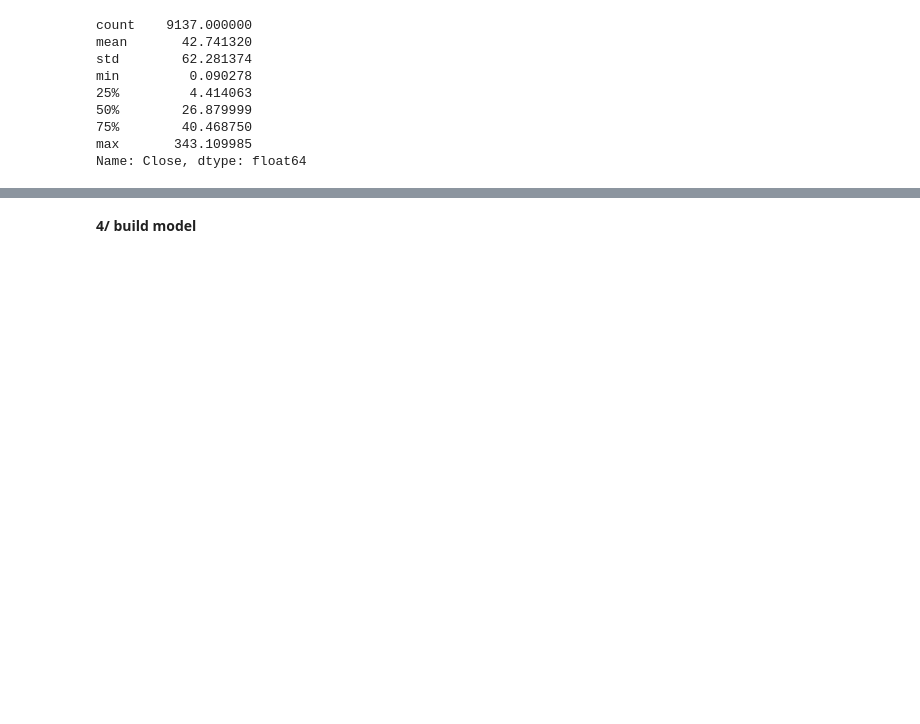
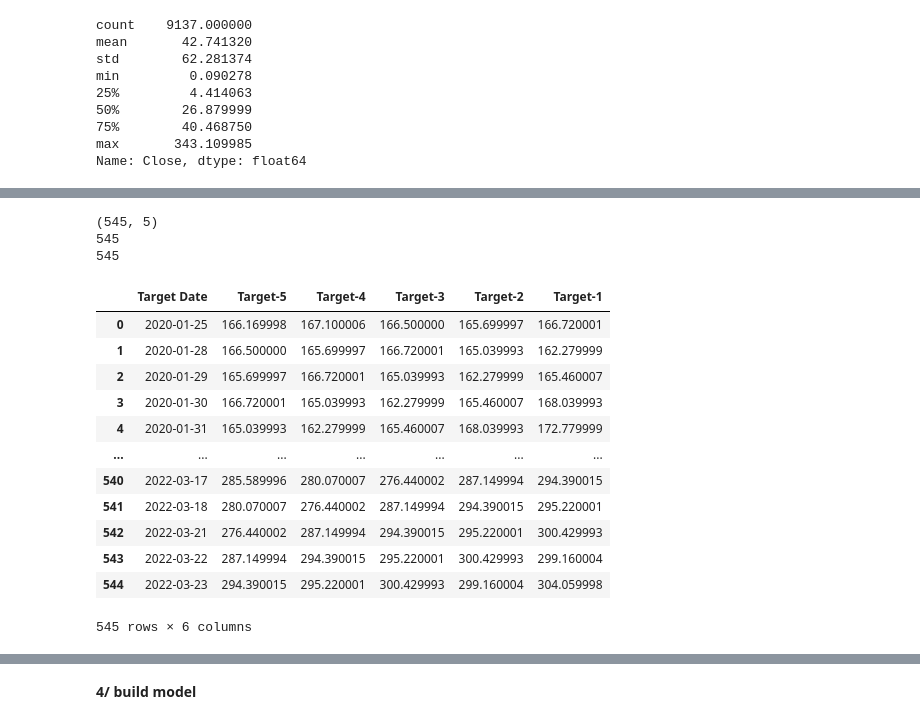
Before and after one commit to iteam1/predict-series-data-with-RNN, a Jupyter notebook: notebook.ipynb, the cells around one changed output, grey strips where cells are left out. Cells and saved outputs as stored; diff of their text form; code cells hidden in the pictures; blank space fills up the shorter version.

```diff
--- a/notebook.ipynb
+++ b/notebook.ipynb
@@ -134,5 +146,0 @@ df_subset
-# %%
-values = df_subset['Close'].to_numpy()
-x,y = values[:-1],values[-1]
-print(x)
-print(y)
@@ -240,0 +250,9 @@ windowed_df
+# %%
+X = np.array(X)
+print(X.shape) # day-1,day-2,day-3
+print(len(Y)) # ground-truth = day-4
+print(len(dates))
+# %% [output]
+(545, 5)
+545
+545
@@ -240,0 +262,21 @@ windowed_df
+# %%
+for i in range(seq_len):
+    #print(i)
+    #print(X[:,i].shape) # loop over each colum, meaning each day
+    ret_df[f'Target-{seq_len-i}'] = X[:,i]
+
+ret_df
+# %% [output]
+|  | Target Date | Target-5 | Target-4 | Target-3 | Target-2 | Target-1 |
+| 0 | 2020-01-25 | 166.169998 | 167.100006 | 166.500000 | 165.699997 | 166.720001 |
+| 1 | 2020-01-28 | 166.500000 | 165.699997 | 166.720001 | 165.039993 | 162.279999 |
+| 2 | 2020-01-29 | 165.699997 | 166.720001 | 165.039993 | 162.279999 | 165.460007 |
+| 3 | 2020-01-30 | 166.720001 | 165.039993 | 162.279999 | 165.460007 | 168.039993 |
+| 4 | 2020-01-31 | 165.039993 | 162.279999 | 165.460007 | 168.039993 | 172.779999 |
+| ... | ... | ... | ... | ... | ... | ... |
+| 540 | 2022-03-17 | 285.589996 | 280.070007 | 276.440002 | 287.149994 | 294.390015 |
+| 541 | 2022-03-18 | 280.070007 | 276.440002 | 287.149994 | 294.390015 | 295.220001 |
+| 542 | 2022-03-21 | 276.440002 | 287.149994 | 294.390015 | 295.220001 | 300.429993 |
+| 543 | 2022-03-22 | 287.149994 | 294.390015 | 295.220001 | 300.429993 | 299.160004 |
+| 544 | 2022-03-23 | 294.390015 | 295.220001 | 300.429993 | 299.160004 | 304.059998 |
+545 rows × 6 columns
```
Also changed, not shown: parts of 19 cells of this notebook.
